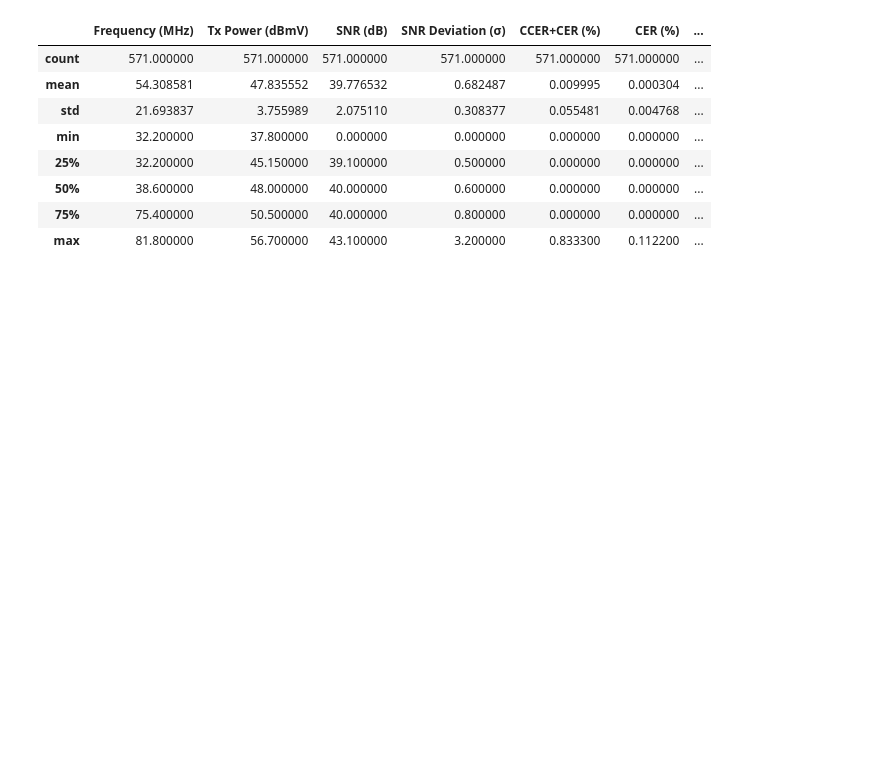
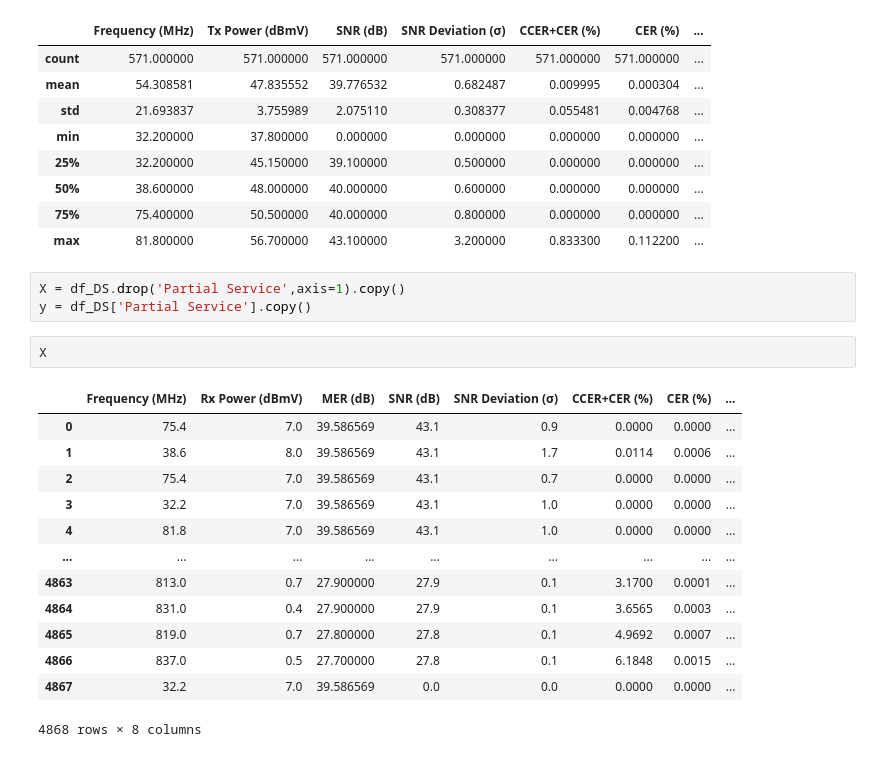
Before and after one commit to LeonardoNBanegas/DATA-SCIENCE-CODERHOUSE, a Jupyter notebook: ProyectoDS_ParteIII_Banegas.ipynb, the cells around one changed output. Saved outputs shown, nothing was run; the diff lists cells and outputs as text; blank space fills up the shorter version.

```diff
--- a/ProyectoDS_ParteIII_Banegas.ipynb
+++ b/ProyectoDS_ParteIII_Banegas.ipynb
@@ -855,3 +855,22 @@ memory usage: 40.1+ KB
 | 50% | 38.600000 | 48.000000 | 40.000000 | 0.600000 | 0.000000 | 0.000000 | ... |
 | 75% | 75.400000 | 50.500000 | 40.000000 | 0.800000 | 0.000000 | 0.000000 | ... |
 | max | 81.800000 | 56.700000 | 43.100000 | 3.200000 | 0.833300 | 0.112200 | ... |
+# %%
+X = df_DS.drop('Partial Service',axis=1).copy()
+y = df_DS['Partial Service'].copy()
+# %%
+X
+# %% [output]
+|  | Frequency (MHz) | Rx Power (dBmV) | MER (dB) | SNR (dB) | SNR Deviation (σ) | CCER+CER (%) | CER (%) | ... |
+| 0 | 75.4 | 7.0 | 39.586569 | 43.1 | 0.9 | 0.0000 | 0.0000 | ... |
+| 1 | 38.6 | 8.0 | 39.586569 | 43.1 | 1.7 | 0.0114 | 0.0006 | ... |
+| 2 | 75.4 | 7.0 | 39.586569 | 43.1 | 0.7 | 0.0000 | 0.0000 | ... |
+| 3 | 32.2 | 7.0 | 39.586569 | 43.1 | 1.0 | 0.0000 | 0.0000 | ... |
+| 4 | 81.8 | 7.0 | 39.586569 | 43.1 | 1.0 | 0.0000 | 0.0000 | ... |
+| ... | ... | ... | ... | ... | ... | ... | ... | ... |
+| 4863 | 813.0 | 0.7 | 27.900000 | 27.9 | 0.1 | 3.1700 | 0.0001 | ... |
+| 4864 | 831.0 | 0.4 | 27.900000 | 27.9 | 0.1 | 3.6565 | 0.0003 | ... |
+| 4865 | 819.0 | 0.7 | 27.800000 | 27.8 | 0.1 | 4.9692 | 0.0007 | ... |
+| 4866 | 837.0 | 0.5 | 27.700000 | 27.8 | 0.1 | 6.1848 | 0.0015 | ... |
+| 4867 | 32.2 | 7.0 | 39.586569 | 0.0 | 0.0 | 0.0000 | 0.0000 | ... |
+4868 rows × 8 columns
```
Also changed, not shown: parts of 1 cell of this notebook.
